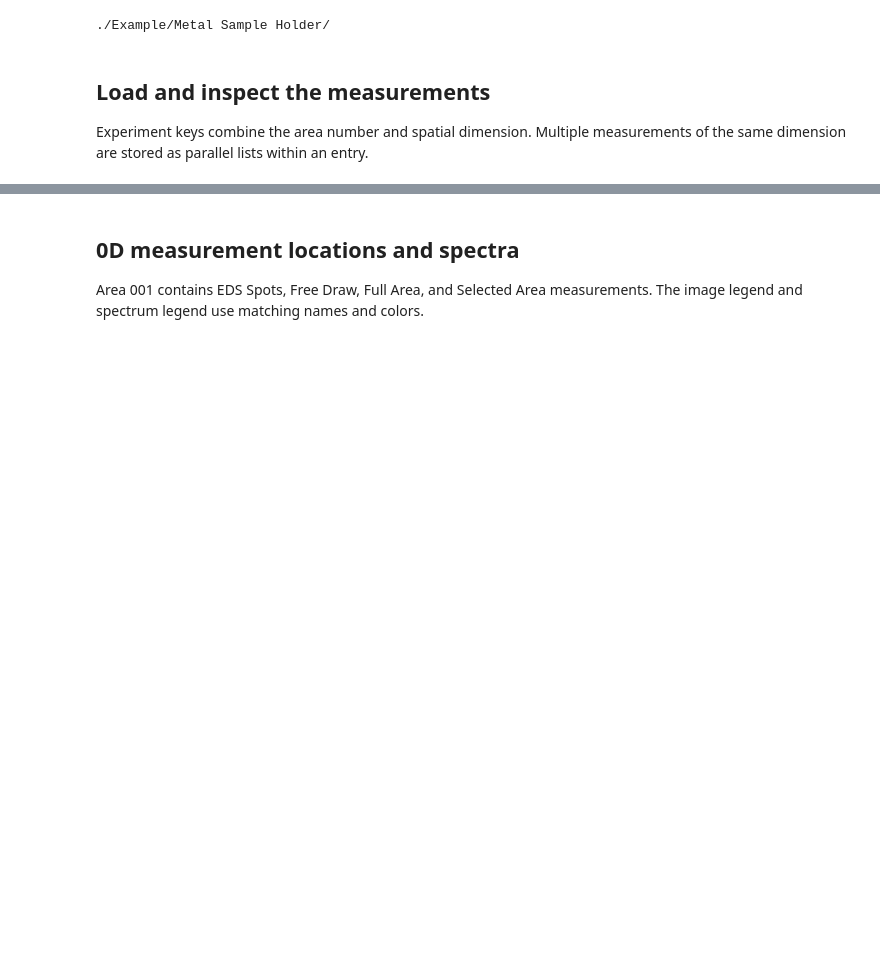
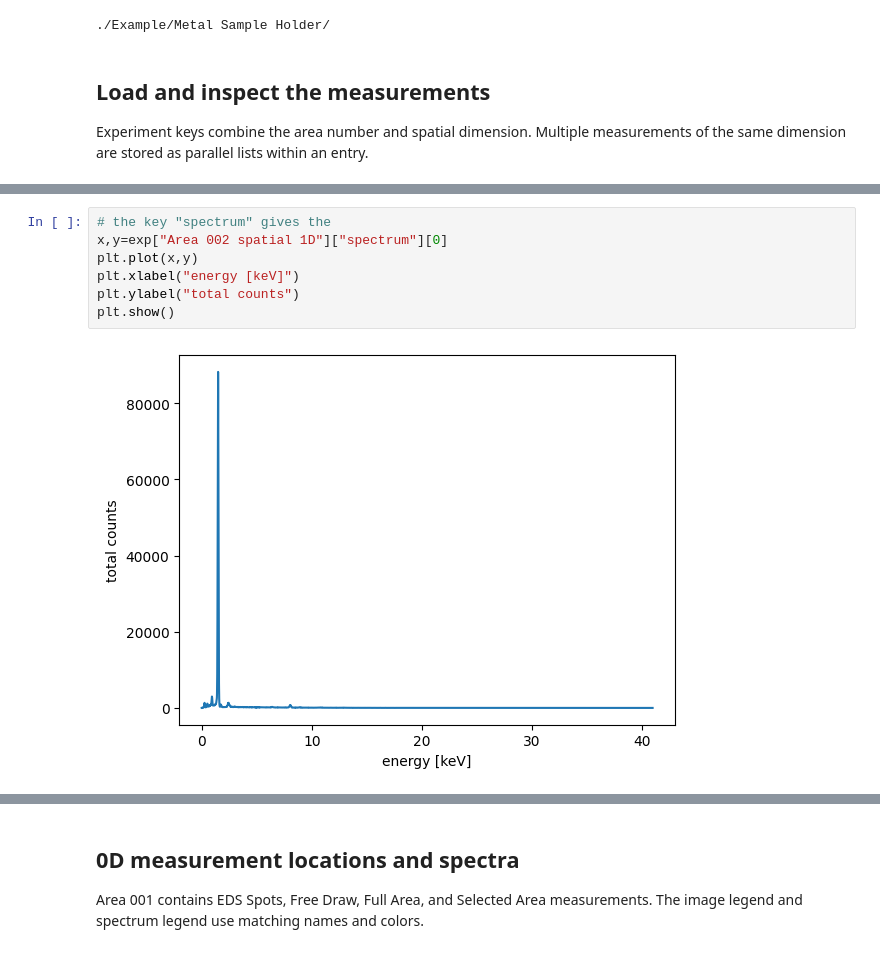
Before and after one commit to kernke/microscopy_data_analysis, a Jupyter notebook: examples/EDX_example/example.ipynb, the cells around one changed output, grey strips where cells are left out. Cells and saved outputs as stored; diff of their text form; blank space fills up the shorter version.

```diff
--- a/examples/EDX_example/example.ipynb
+++ b/examples/EDX_example/example.ipynb
@@ -43,0 +105,9 @@ Area 002 spatial 2D
+# %%
+# the key "spectrum" gives the
+x,y=exp["Area 002 spatial 1D"]["spectrum"][0]
+plt.plot(x,y)
+plt.xlabel("energy [keV]")
+plt.ylabel("total counts")
+plt.show()
+# %% [output]
+[figure, added]
```
Also changed, not shown: parts of 16 cells of this notebook, 2 other files.
